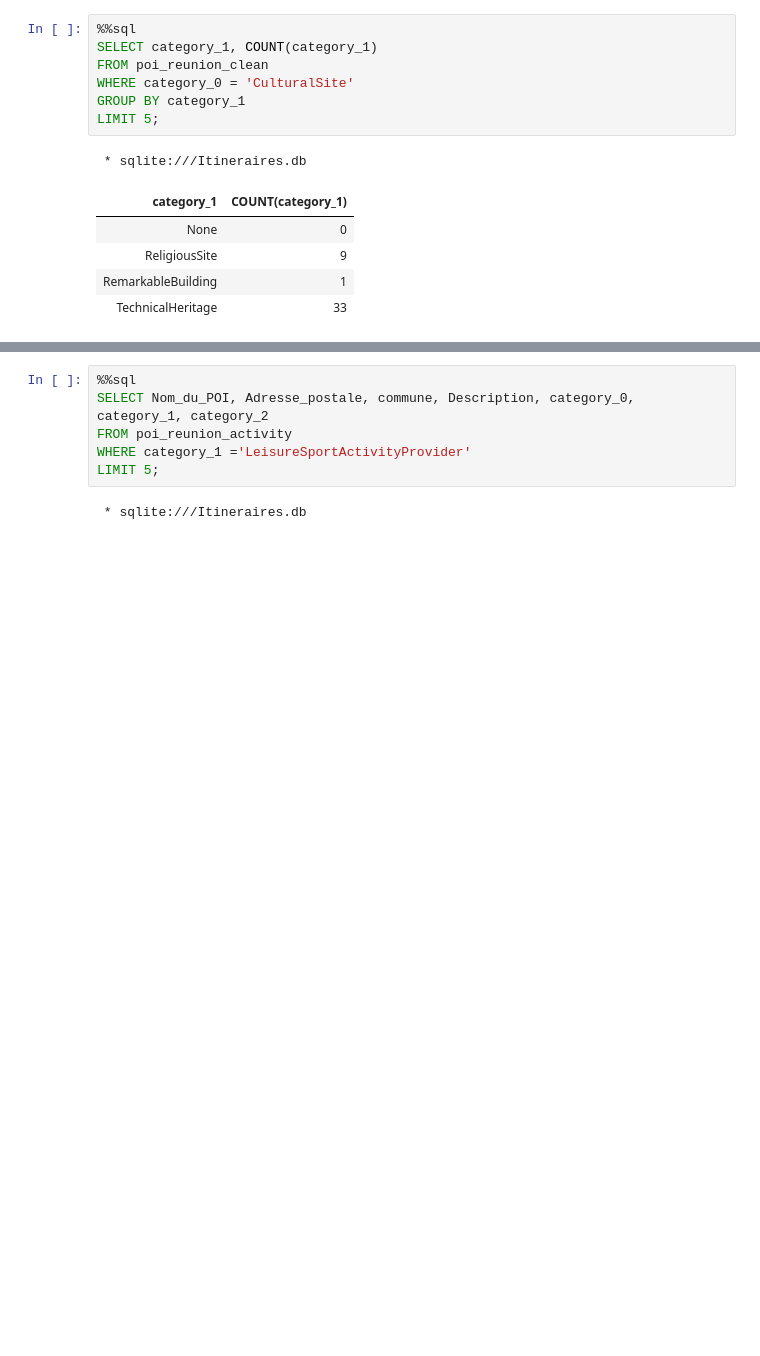
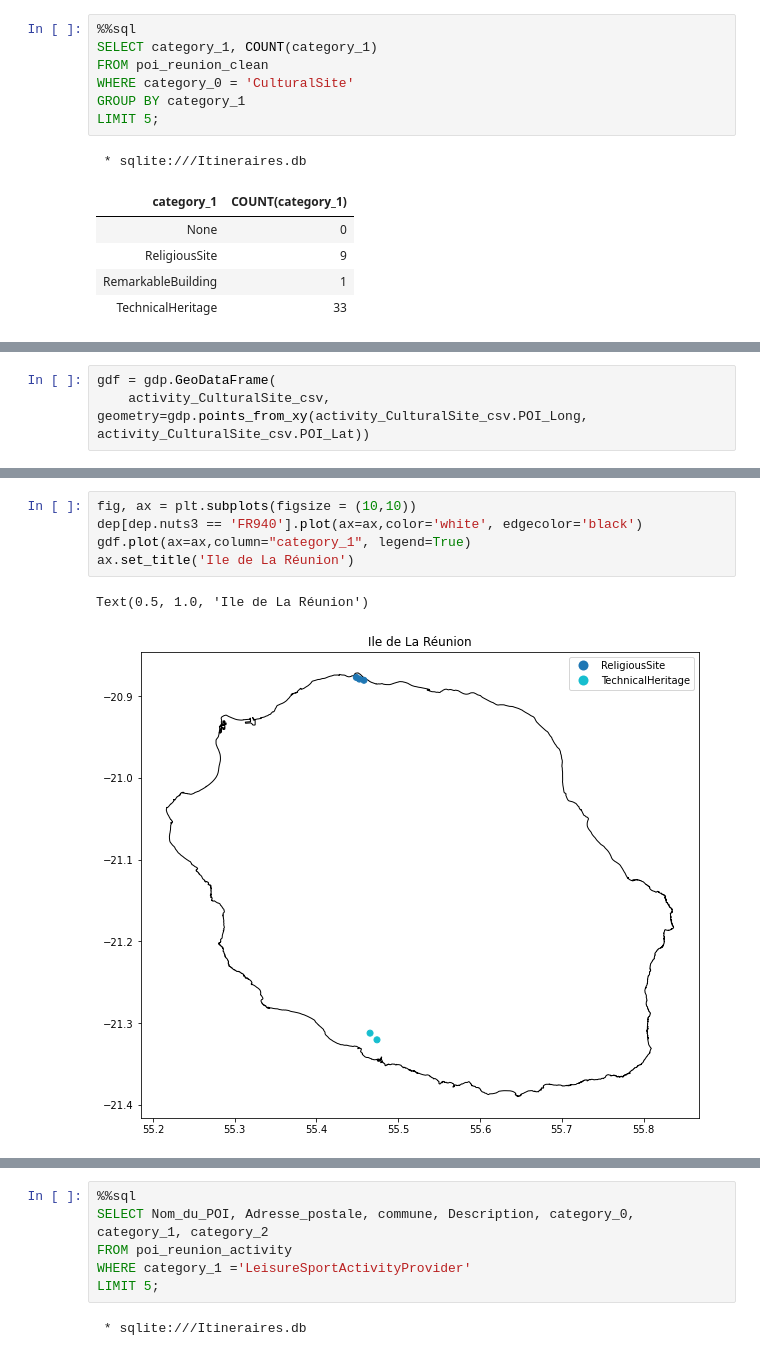
Before and after one commit to OlivierDataS/github_actions, a Jupyter notebook: Projet_Sql.ipynb, the cells around one changed output, grey strips where cells are left out. Cells and saved outputs as stored; diff of their text form; blank space fills up the shorter version.

```diff
--- a/Projet_Sql.ipynb
+++ b/Projet_Sql.ipynb
@@ -564,0 +652,3 @@ LIMIT 5;
+# %%
+gdf = gdp.GeoDataFrame(
+    activity_CulturalSite_csv, geometry=gdp.points_from_xy(activity_CulturalSite_csv.POI_Long, activity_CulturalSite_csv.POI_Lat))
@@ -565,3 +664,11 @@ LIMIT 5;
+# %%
+fig, ax = plt.subplots(figsize = (10,10))
+dep[dep.nuts3 == 'FR940'].plot(ax=ax,color='white', edgecolor='black')
+gdf.plot(ax=ax,column="category_1", legend=True)
+ax.set_title('Ile de La Réunion')
+# %% [output]
+Text(0.5, 1.0, 'Ile de La Réunion')
+[figure, added]
 # %%
 %%sql
 SELECT *
```
Also changed, not shown: parts of 19 cells of this notebook.
